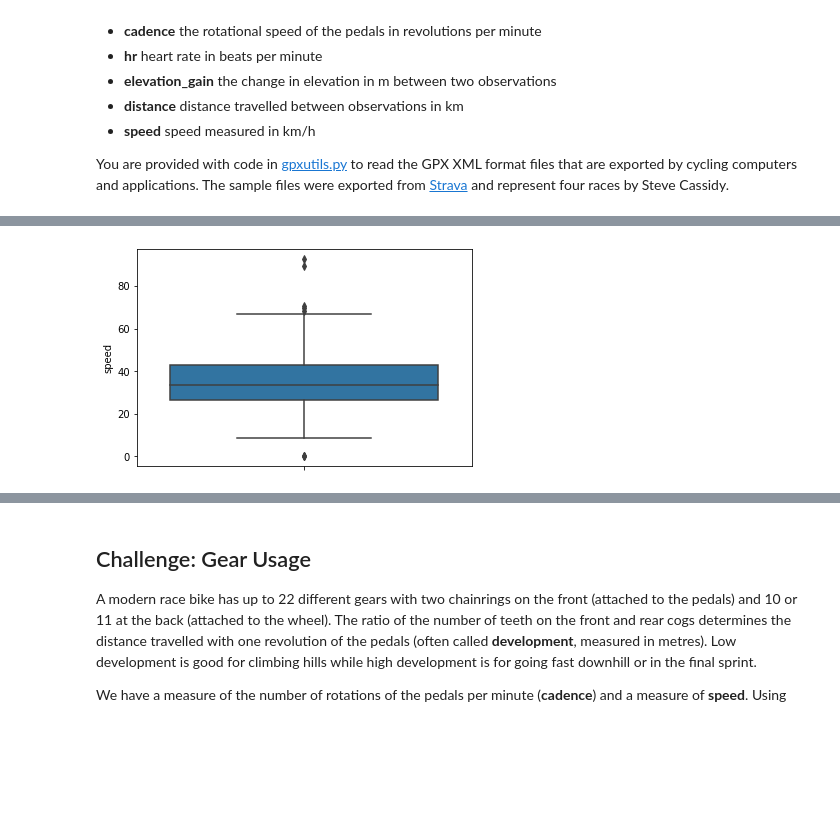
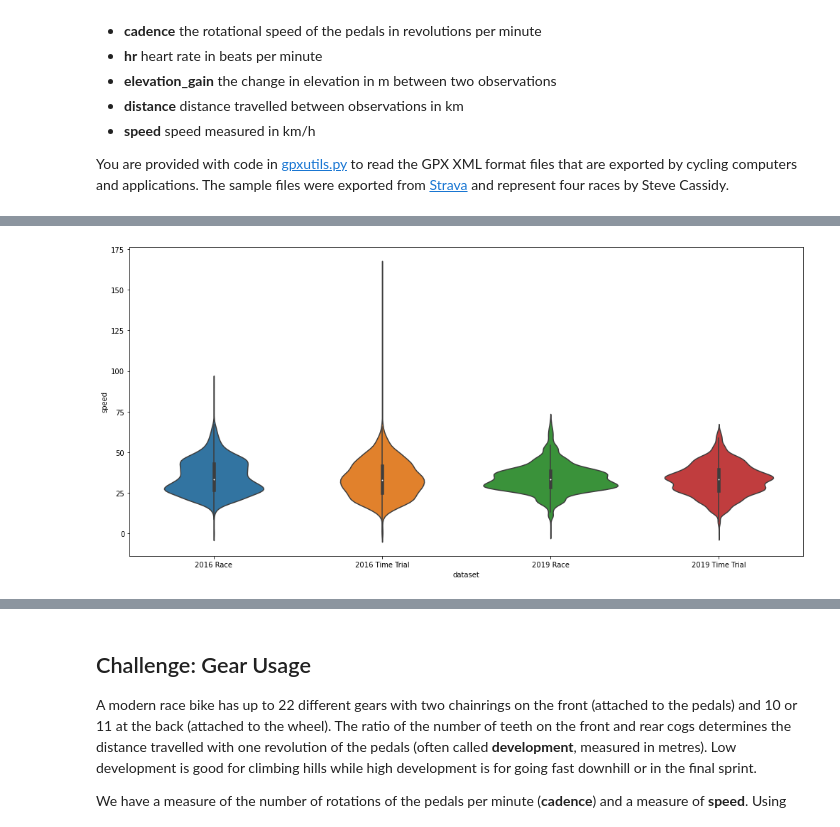
Before and after one commit to walthersy/DataScience-Portfolio, a Jupyter notebook: Portfolio 1.ipynb, the cells around one changed output, grey strips where cells are left out. Saved outputs shown, nothing was run; the diff lists cells and outputs as text; code cells hidden in the pictures; blank space fills up the shorter version.

Commit message:
Q2 in progress, added plots

```diff
--- a/Portfolio 1.ipynb
+++ b/Portfolio 1.ipynb
@@ -83,0 +77,17 @@ rr_2016.describe()
+# %%
+# Combining datasets to prep data for plots
+
+# Assign datasets to new variables with a new column indicating type of dataset
+r16 = rr_2016
+r16['dataset'] = "2016 Race"
+t16 = tt_2016
+t16['dataset'] = "2016 Time Trial"
+
+r19 = rr_2019
+r19['dataset'] = "2019 Race"
+t19 = tt_2019
+t19['dataset'] = "2019 Time Trial"
+
+merge = [r16,t16,r19,t19]
+df = pd.concat(merge)
+df
@@ -84,7 +110,7 @@ rr_2016.describe()
 # %%
-import seaborn as sns
+# Make boxplots for all datasets
 
-# Make boxplots for all datasets
-ax = sns.boxplot(data=rr_2016,y='speed')
+plt.subplots(figsize=(17,8))
+ax = sns.violinplot(x='dataset',y='speed',data=df,xlabel='')
 # %% [output]
-[figure, old version]
+[figure, new version]
```
Also changed, not shown: parts of 8 cells of this notebook.
